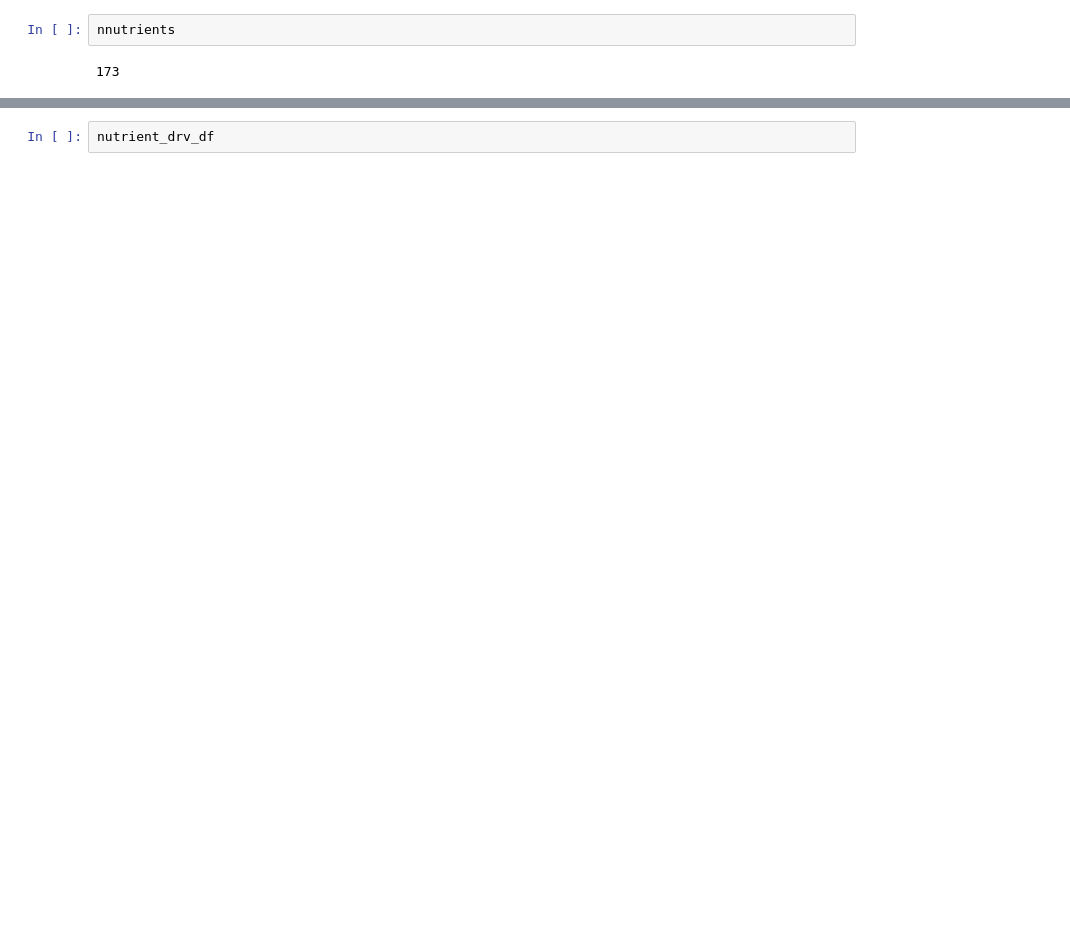
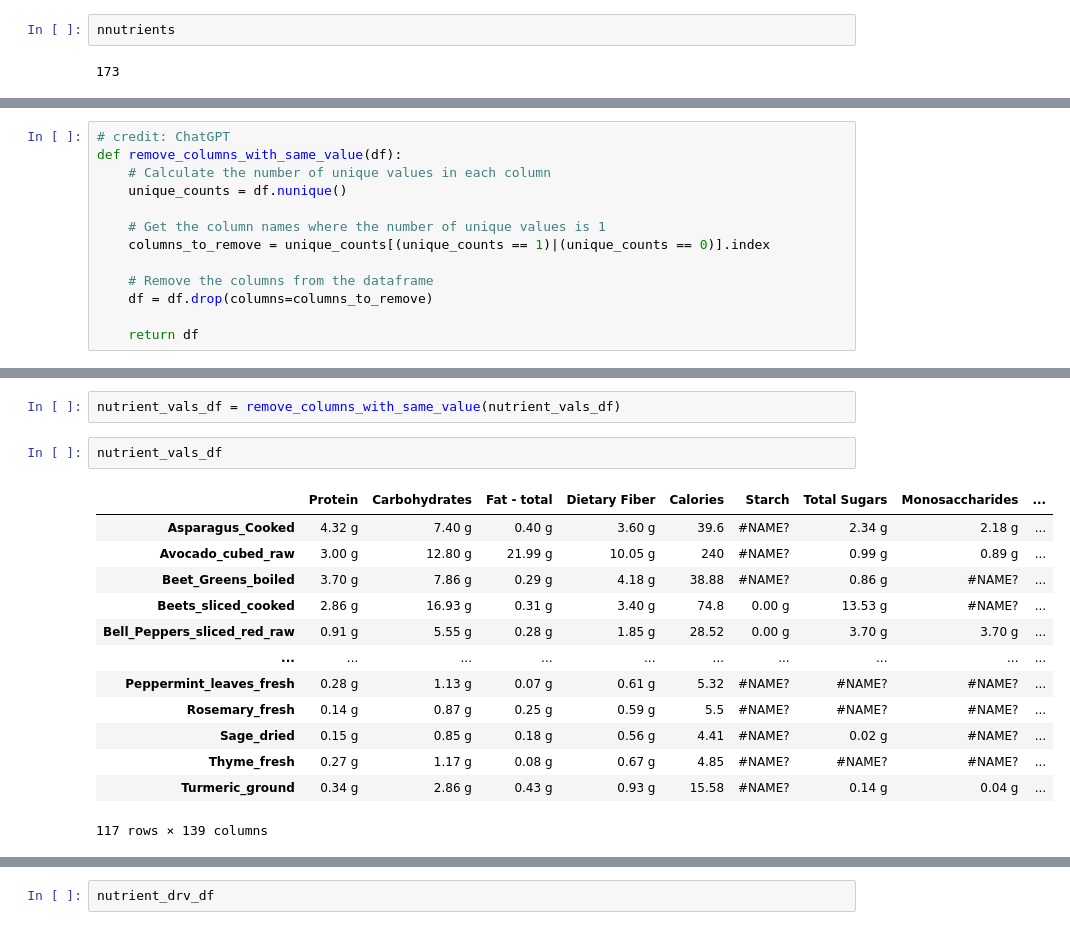
Before and after one commit to wcmohr/Nutrition, a Jupyter notebook: whfoods.ipynb, the cells around one changed output, grey strips where cells are left out. Drawn from its saved outputs; the diff is of its cells as text; blank space fills up the shorter version.

```diff
--- a/whfoods.ipynb
+++ b/whfoods.ipynb
@@ -158,0 +203,13 @@ Name: Cheese, grass fed, cheddar, whole milk, Length: 161, dtype: object
+# %%
+# credit: ChatGPT
+def remove_columns_with_same_value(df):
+    # Calculate the number of unique values in each column
+    unique_counts = df.nunique()
+
+    # Get the column names where the number of unique values is 1
+    columns_to_remove = unique_counts[(unique_counts == 1)|(unique_counts == 0)].index
+
+    # Remove the columns from the dataframe
+    df = df.drop(columns=columns_to_remove)
+
+    return df
@@ -158,0 +234,18 @@ Name: Cheese, grass fed, cheddar, whole milk, Length: 161, dtype: object
+# %%
+nutrient_vals_df = remove_columns_with_same_value(nutrient_vals_df)
+# %%
+nutrient_vals_df
+# %% [output]
+|  | Protein | Carbohydrates | Fat - total | Dietary Fiber | Calories | Starch | Total Sugars | Monosaccharides | ... |
+| Asparagus_Cooked | 4.32 g | 7.40 g | 0.40 g | 3.60 g | 39.6 | #NAME? | 2.34 g | 2.18 g | ... |
+| Avocado_cubed_raw | 3.00 g | 12.80 g | 21.99 g | 10.05 g | 240 | #NAME? | 0.99 g | 0.89 g | ... |
+| Beet_Greens_boiled | 3.70 g | 7.86 g | 0.29 g | 4.18 g | 38.88 | #NAME? | 0.86 g | #NAME? | ... |
+| Beets_sliced_cooked | 2.86 g | 16.93 g | 0.31 g | 3.40 g | 74.8 | 0.00 g | 13.53 g | #NAME? | ... |
+| Bell_Peppers_sliced_red_raw | 0.91 g | 5.55 g | 0.28 g | 1.85 g | 28.52 | 0.00 g | 3.70 g | 3.70 g | ... |
+| ... | ... | ... | ... | ... | ... | ... | ... | ... | ... |
+| Peppermint_leaves_fresh | 0.28 g | 1.13 g | 0.07 g | 0.61 g | 5.32 | #NAME? | #NAME? | #NAME? | ... |
+| Rosemary_fresh | 0.14 g | 0.87 g | 0.25 g | 0.59 g | 5.5 | #NAME? | #NAME? | #NAME? | ... |
+| Sage_dried | 0.15 g | 0.85 g | 0.18 g | 0.56 g | 4.41 | #NAME? | 0.02 g | #NAME? | ... |
+| Thyme_fresh | 0.27 g | 1.17 g | 0.08 g | 0.67 g | 4.85 | #NAME? | #NAME? | #NAME? | ... |
+| Turmeric_ground | 0.34 g | 2.86 g | 0.43 g | 0.93 g | 15.58 | #NAME? | 0.14 g | 0.04 g | ... |
+117 rows × 139 columns
```
Also changed, not shown: parts of 33 cells of this notebook, 4 other files.
